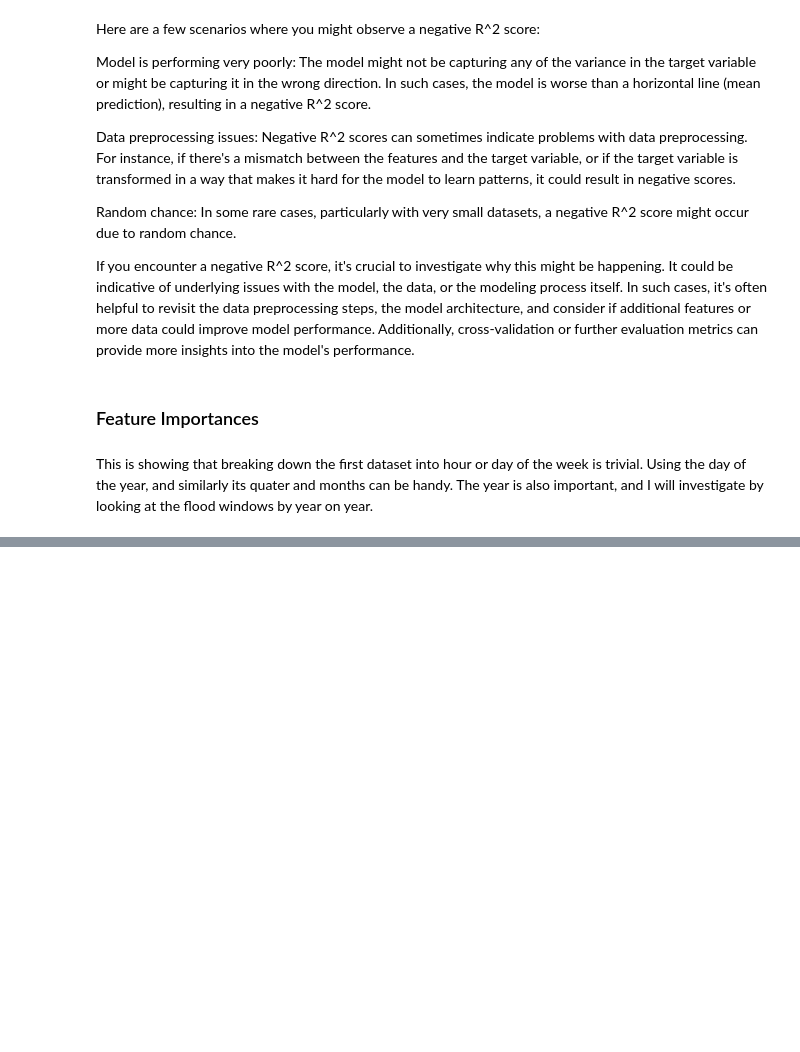
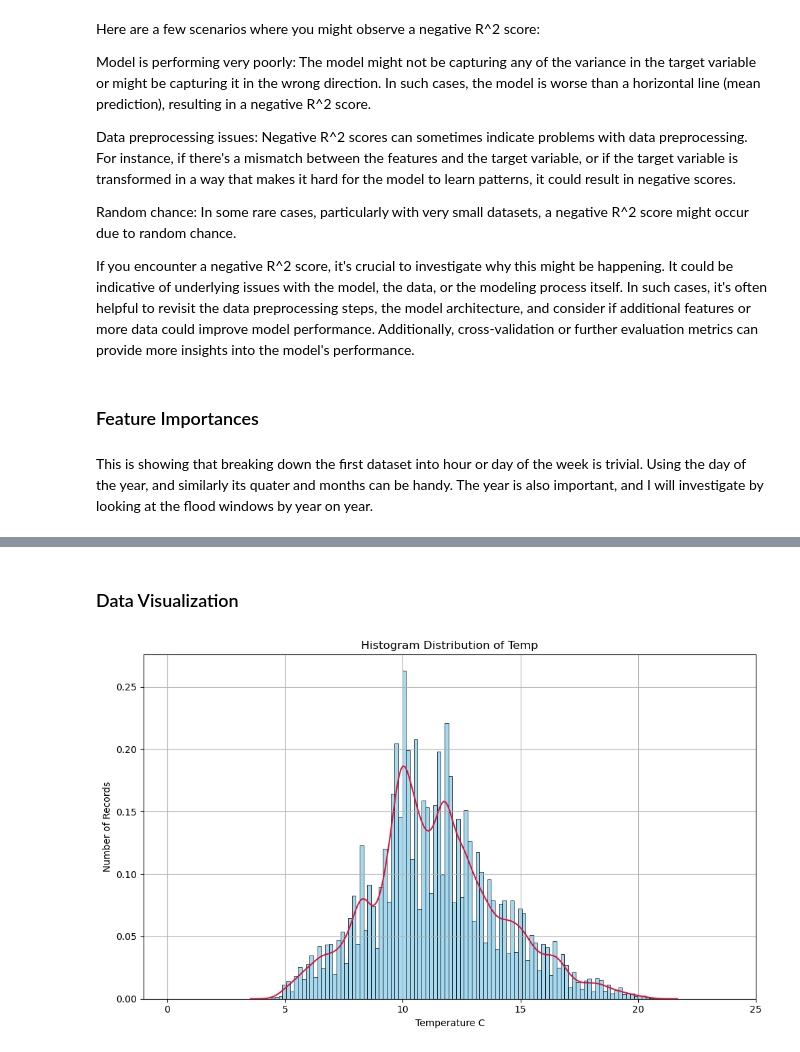
Before and after one commit to burked9/shannon-flood-piml, a Jupyter notebook: water_levels_banagher.ipynb, the cells around one changed output, grey strips where cells are left out. Cells and saved outputs as stored; diff of their text form; code cells hidden in the pictures; blank space fills up the shorter version.

Commit message:
Added another sensor and some water temp analysis

```diff
--- a/water_levels_banagher.ipynb
+++ b/water_levels_banagher.ipynb
@@ -546,0 +580,9 @@ This is showing that breaking down the first dataset into hour or day of the wee
+# %%
+df = df_temp.copy() # copy the dataframe from when it was called earlier above.
+
+# first inspection of the data
+print('      Dataset      ')
+print('------------------------')
+print(f'Number of samples   : {df.shape[0]}')
+print(f'Number of attributes: {df.shape[1]}')
+print()
@@ -546,0 +675,6 @@ This is showing that breaking down the first dataset into hour or day of the wee
+# %%
+# Drop rows where the value of the column 'Value' is zero and 'Quality Code' is -1
+df = df[(df['Value'] != 0) & (df['Quality Code'] != -1)]
+
+df.info()
+# should now be showing 80,390 rows
@@ -546,0 +691,21 @@ This is showing that breaking down the first dataset into hour or day of the wee
+# %% [markdown]
+### Data Visualization
+# %%
+# Distribution of temp
+plt.figure(figsize=(10, 6))
+#sns.histplot(df["Value"], kde=True, bins=100, color='skyblue', edgecolor='black')
+
+ax = sns.histplot(data=df, x="Value", kde=False, stat='density', bins=100, color='skyblue', edgecolor='black')
+sns.kdeplot(data=df, x="Value", color='crimson', ax=ax)
+
+plt.title('Histogram Distribution of Temp')
+
+plt.xlabel('Temperature C')
+plt.ylabel('Number of Records')
+
+plt.grid(True)
+plt.xlim(-1, 25)
+plt.tight_layout()
+plt.show()
+# %% [output]
+[figure, added]
```
Also changed, not shown: parts of 34 cells of this notebook, 4 other files.
